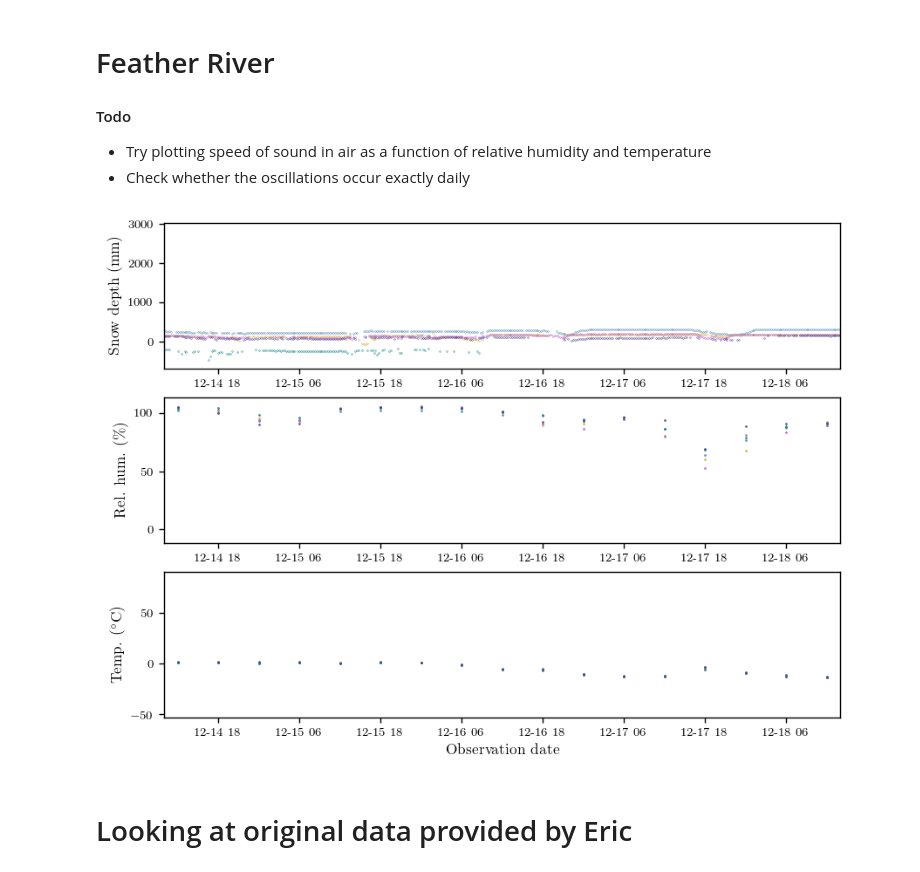
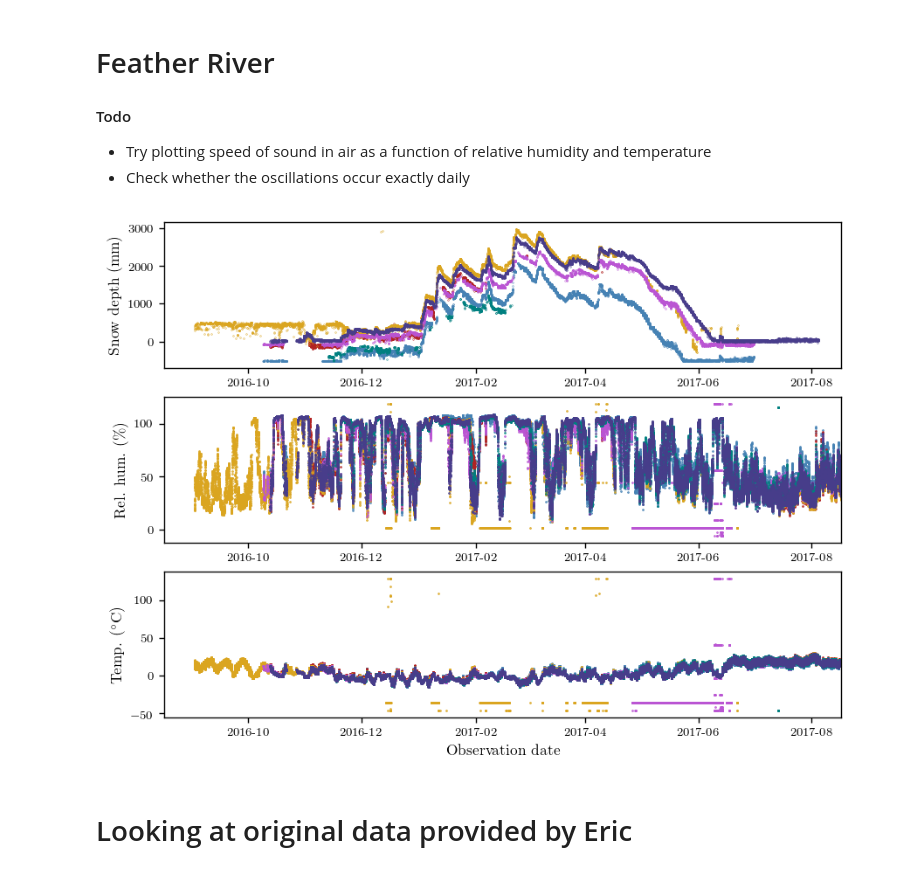
Before and after one commit to adam-coogan/snow_data_cleaning, a Jupyter notebook: scripts/DataExplorations.ipynb, the cells around one changed output. Saved outputs shown, nothing was run; the diff lists cells and outputs as text; code cells hidden in the pictures.

```diff
--- a/scripts/DataExplorations.ipynb
+++ b/scripts/DataExplorations.ipynb
@@ -17,34 +17,34 @@ colors = 2*[c["color"] for c in plt.rcParams["axes.prop_cycle"]]
 feather_wsns = ["ktl", "grzl"]
 
 # Choose a network
-df_feather_ktl = pd.read_csv("../output/feather/%s.csv" % feather_wsns[0])
+df_feather_ktl = pd.read_csv("../raw_data/feather_data/%s.csv" % feather_wsns[0])
 
 times = pd.to_datetime(df_feather_ktl["time"])
 # %%
 plt.figure(figsize=(8, 6))
 
-idx_ti = 16000 # 28000
-ti = times[idx_ti]
-tf = times[idx_ti + 400]
+#idx_ti = 7000#30000#16000
+ti = times.iloc[0]
+tf = times.iloc[-1]
 
 for sensor in range(1, 12, 2):
     plt.subplot(3, 1, 1)
     plt.plot(times, df_feather_ktl["snowdepth_%i"%sensor], '.', markersize=0.5)
     plt.ylabel("Snow depth (mm)")
     plt.xlim(ti, tf)
 
     plt.subplot(3, 1, 2)
     plt.plot(times, df_feather_ktl["rel_humidity_%i"%sensor], '.', markersize=1)
     plt.ylabel("Rel. hum. (\%)")
     plt.xlim(ti, tf)
 
     plt.subplot(3, 1, 3)
     plt.plot(times, df_feather_ktl["air_temp_%i"%sensor], '.', markersize=1)
     plt.xlabel("Observation date")
     plt.ylabel(r"Temp. ($^\circ$C)")
     plt.xlim(ti, tf)
 # %% [output]
-[figure, old version]
+[figure, new version]
 # %% [markdown]
 # Looking at original data provided by Eric
 # %%
```
Also changed, not shown: 2 other files.
